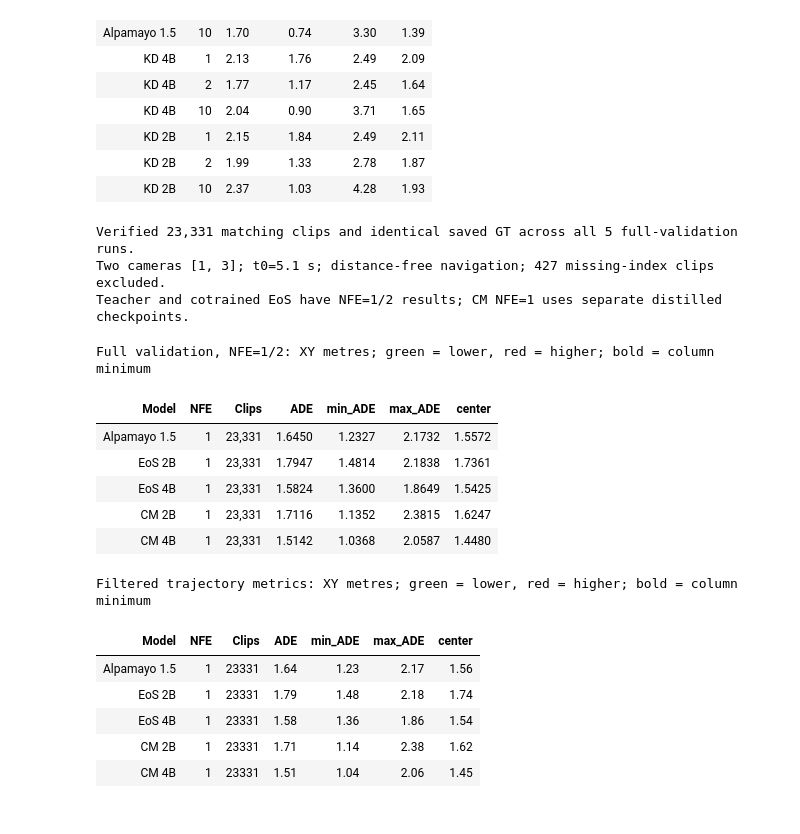
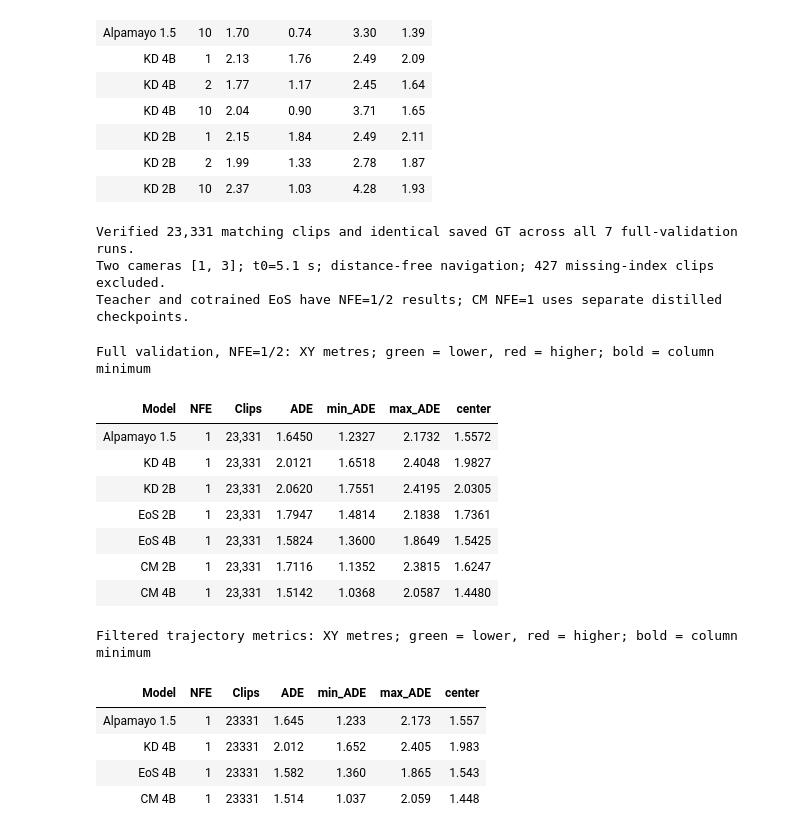
Before and after one commit to AmirHRI/alpamayo-recipes, a Jupyter notebook: recipes/alpamayo1_5_distill/notebooks/npz_metrics_comparison.ipynb, the cells around one changed output. Saved outputs shown, nothing was run; the diff lists cells and outputs as text; code cells hidden in the pictures.

Commit message:
feat(distill): include KD models in full-validation comparisons

```diff
--- a/recipes/alpamayo1_5_distill/notebooks/npz_metrics_comparison.ipynb
+++ b/recipes/alpamayo1_5_distill/notebooks/npz_metrics_comparison.ipynb
@@ -365,6 +364,8 @@ KD references: XY metres; green = lower, red = higher; bold = column minimum
 fullval_runs = {
     ("Alpamayo 1.5", 1): TRAINING_ROOT / "teacher15_availableval23331_fixedt0_stripped_nfe1_21170.npz",
     # ("Alpamayo 1.5", 2): TRAINING_ROOT / "teacher15_availableval23331_fixedt0_stripped_nfe2_21283.npz",
+    ("KD 4B", 1): TRAINING_ROOT / "kd4b_availableval23331_fixedt0_stripped_ep4_nfe1_21686.npz",
+    ("KD 2B", 1): TRAINING_ROOT / "kd2b_availableval23331_fixedt0_stripped_ep4_nfe1_21687.npz",
     ("EoS 2B", 1): TRAINING_ROOT / "eos2b_availableval23331_fixedt0_stripped_ep2_nfe1_21333.npz",
     ("EoS 4B", 1): TRAINING_ROOT / "eos4b_availableval23331_fixedt0_stripped_ep2_nfe1_21332.npz",
     # ("EoS 2B", 2): TRAINING_ROOT / "eos2b_availableval23331_fixedt0_stripped_ep2_nfe2_21284.npz",
@@ -433,12 +434,14 @@ fullval_comparison_table = (
 )
 display(fullval_comparison_table)
 # %% [output]
-Verified 23,331 matching clips and identical saved GT across all 5 full-validation runs.
+Verified 23,331 matching clips and identical saved GT across all 7 full-validation runs.
 Two cameras [1, 3]; t0=5.1 s; distance-free navigation; 427 missing-index clips excluded.
 Teacher and cotrained EoS have NFE=1/2 results; CM NFE=1 uses separate distilled checkpoints.
 Full validation, NFE=1/2: XY metres; green = lower, red = higher; bold = column minimum
 | Model | NFE | Clips | ADE | min_ADE | max_ADE | center |
 | Alpamayo 1.5 | 1 | 23,331 | 1.6450 | 1.2327 | 2.1732 | 1.5572 |
+| KD 4B | 1 | 23,331 | 2.0121 | 1.6518 | 2.4048 | 1.9827 |
+| KD 2B | 1 | 23,331 | 2.0620 | 1.7551 | 2.4195 | 2.0305 |
 | EoS 2B | 1 | 23,331 | 1.7947 | 1.4814 | 2.1838 | 1.7361 |
 | EoS 4B | 1 | 23,331 | 1.5824 | 1.3600 | 1.8649 | 1.5425 |
 | CM 2B | 1 | 23,331 | 1.7116 | 1.1352 | 2.3815 | 1.6247 |
@@ -446,27 +451,26 @@ Full validation, NFE=1/2: XY metres; green = lower, red = higher; bold = column
 # %%
-SELECTED_MODELS = ["Alpamayo 1.5", "EoS 2B", "EoS 4B", "CM 2B", "CM 4B"]
+SELECTED_MODELS = ["Alpamayo 1.5", "KD 4B", "EoS 4B", "CM 4B"]
 SELECTED_NFE = [1]
 
 filtered_fullval_results = fullval_results.loc[
     fullval_results["Model"].isin(SELECTED_MODELS) & fullval_results["NFE"].isin(SELECTED_NFE)
 ].copy()
 
 filtered_table = (
     filtered_fullval_results.style
-    .use(comparison_table.export())
-    .format({metric: "{:.2f}" for metric in METRIC_COLUMNS})
+    .use(fullval_comparison_table.export())
+    .format({metric: "{:.3f}" for metric in METRIC_COLUMNS})
     .hide(axis="index")
     .set_caption("Filtered trajectory metrics: XY metres; green = lower, red = higher; bold = column minimum")
 )
 display(filtered_table)
 # %% [output]
 Filtered trajectory metrics: XY metres; green = lower, red = higher; bold = column minimum
 | Model | NFE | Clips | ADE | min_ADE | max_ADE | center |
-| Alpamayo 1.5 | 1 | 23331 | 1.64 | 1.23 | 2.17 | 1.56 |
-| EoS 2B | 1 | 23331 | 1.79 | 1.48 | 2.18 | 1.74 |
-| EoS 4B | 1 | 23331 | 1.58 | 1.36 | 1.86 | 1.54 |
-| CM 2B | 1 | 23331 | 1.71 | 1.14 | 2.38 | 1.62 |
-| CM 4B | 1 | 23331 | 1.51 | 1.04 | 2.06 | 1.45 |
+| Alpamayo 1.5 | 1 | 23331 | 1.645 | 1.233 | 2.173 | 1.557 |
+| KD 4B | 1 | 23331 | 2.012 | 1.652 | 2.405 | 1.983 |
+| EoS 4B | 1 | 23331 | 1.582 | 1.360 | 1.865 | 1.543 |
+| CM 4B | 1 | 23331 | 1.514 | 1.037 | 2.059 | 1.448 |
 # %%
 from matplotlib.colors import LinearSegmentedColormap
 
```
Also changed, not shown: parts of 5 cells of this notebook, 1 other file.
